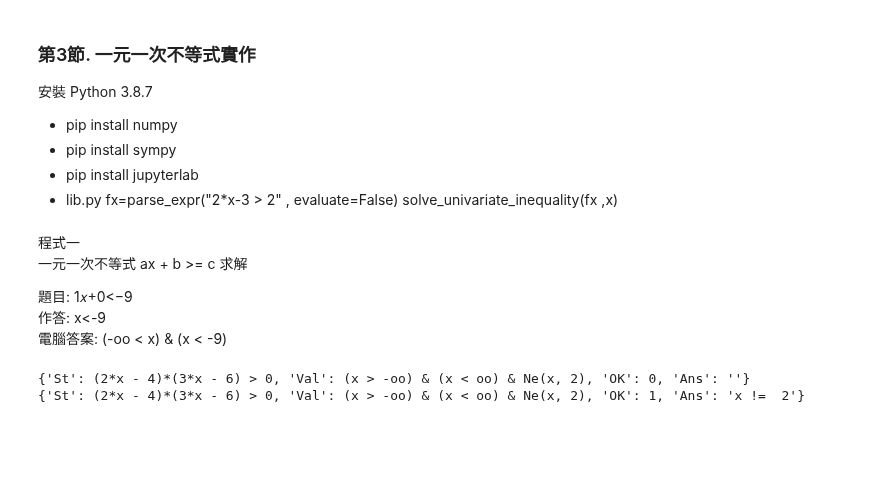
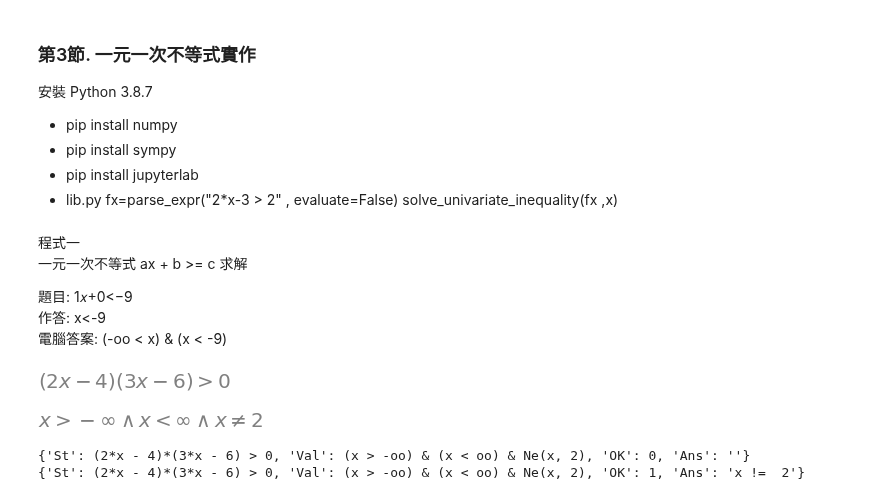
Before and after one commit to eddylin2015/mathsym, a Jupyter notebook: PF501高二一元二次不等式.ipynb, the cells around one changed output. Drawn from its saved outputs; the diff is of its cells as text; code cells hidden in the pictures; blank space fills up the shorter version.

```diff
--- a/PF501高二一元二次不等式.ipynb
+++ b/PF501高二一元二次不等式.ipynb
@@ -16,6 +16,29 @@ solve_univariate_inequality(fx ,x)
 題目: 1𝑥+0<−9
 作答: x<-9
 電腦答案: (-oo < x) & (x < -9)
+# %%
+import re
+import random                                     #亂數
+import sympy as sp                                #sympy 簡易別名 sp
+import numpy as np
+import lib
+from lib import GetTE
+from sympy.parsing.sympy_parser import parse_expr #文字字串, 解釋成, Sympy 運算式
+from sympy.solvers.inequalities import solve_univariate_inequality
+sp.init_printing("mathjax")                       #sp.init_printing()  168
+from IPython.display import Latex,HTML,Markdown
+
+x=sp.symbols('x')
+
+St=(2*x-4)*(3*x-6) > 0
+
+Val=solve_univariate_inequality(St,x)
+
+display(St)
+display(Val)
+# %% [output]
+[figure, added]
+[figure, added]
 # %%
 import re
 import random                                     #亂數
```
Also changed, not shown: 8 other files.
